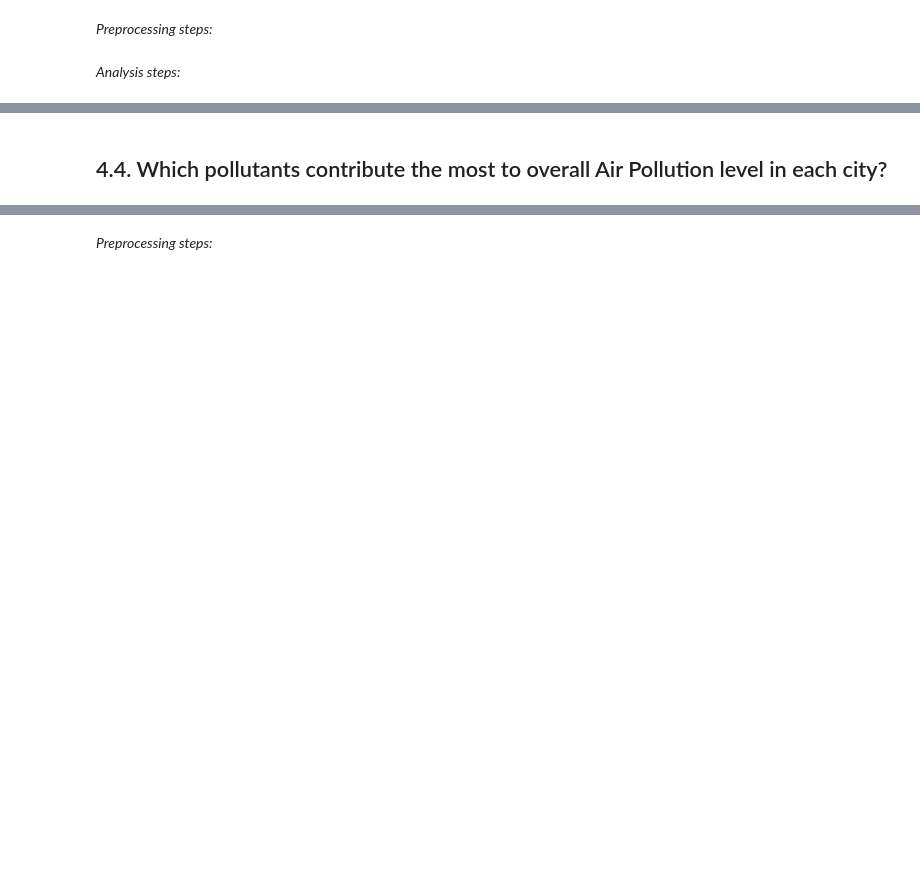
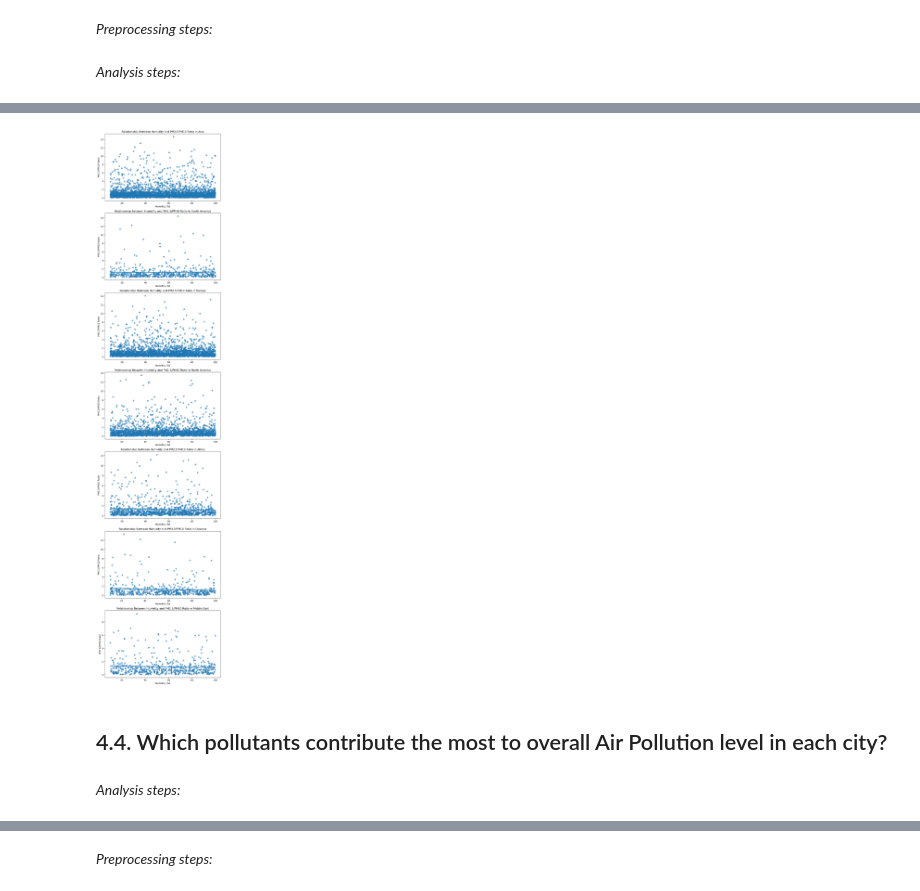
Before and after one commit to mtue04/P4DS-FinalProject-CapyData, a Jupyter notebook: notebooks/question_analyzing.ipynb, the cells around one changed output, grey strips where cells are left out. Saved outputs shown, nothing was run; the diff lists cells and outputs as text; code cells hidden in the pictures; blank space fills up the shorter version.

```diff
--- a/notebooks/question_analyzing.ipynb
+++ b/notebooks/question_analyzing.ipynb
@@ -139,2 +477,26 @@ df
 # %% [markdown]
 *Preprocessing steps:*
+# %%
+from scipy.stats import pearsonr
+df['PM2.5/PM10'] = df['PM2.5'] / df['PM10']
+
+def calculate_correlation(df, x_col, y_col, group_col):
+    """
+    Calculate Pearson correlation for each group in a DataFrame.
+
+    Args:
+        df (pd.DataFrame): Input data
+        x_col (str): Independent variable (e.g., Humidity)
+        y_col (str): Dependent variable (e.g., PM2.5/PM10 ratio)
+        group_col (str): Column to group by (e.g., Continent)
+
+    Returns:
+        pd.DataFrame: Correlation coefficients and p-values for each group
+    """
+    correlations = []
+    for group in df[group_col].unique():
+        group_data = df[df[group_col] == group]
+        if len(group_data) > 2:  # Ensure enough data for correlation
+            corr, p_value = pearsonr(group_data[x_col], group_data[y_col])
+            correlations.append({'Continent': group, 'Correlation': corr, 'P-Value': p_value})
+    return pd.DataFrame(correlations)
@@ -143,2 +519,22 @@ df
+# %%
+continents = df['Region'].unique()
+fig, axes = plt.subplots(nrows=len(continents), ncols=1, figsize=(8, 5 * len(continents)))
+
+if len(continents) == 1:  # If only one continent exists
+    axes = [axes]
+
+for i, continent in enumerate(continents):
+    continent_data = df[df['Region'] == continent]
+    sns.regplot(x='Humidity', y='PM2.5/PM10', data=continent_data, ax=axes[i], scatter_kws={'alpha': 0.6})
+    axes[i].set_title(f'Relationship Between Humidity and PM2.5/PM10 Ratio in {continent}')
+    axes[i].set_xlabel('Humidity (%)')
+    axes[i].set_ylabel('PM2.5/PM10 Ratio')
+
+plt.tight_layout()
+plt.show()
+# %% [output]
+[figure, added]
 # %% [markdown]
 ## 4.4. Which pollutants contribute the most to overall Air Pollution level in each city?
+# %% [markdown]
+*Analysis steps:*
```
Also changed, not shown: parts of 24 cells of this notebook.
